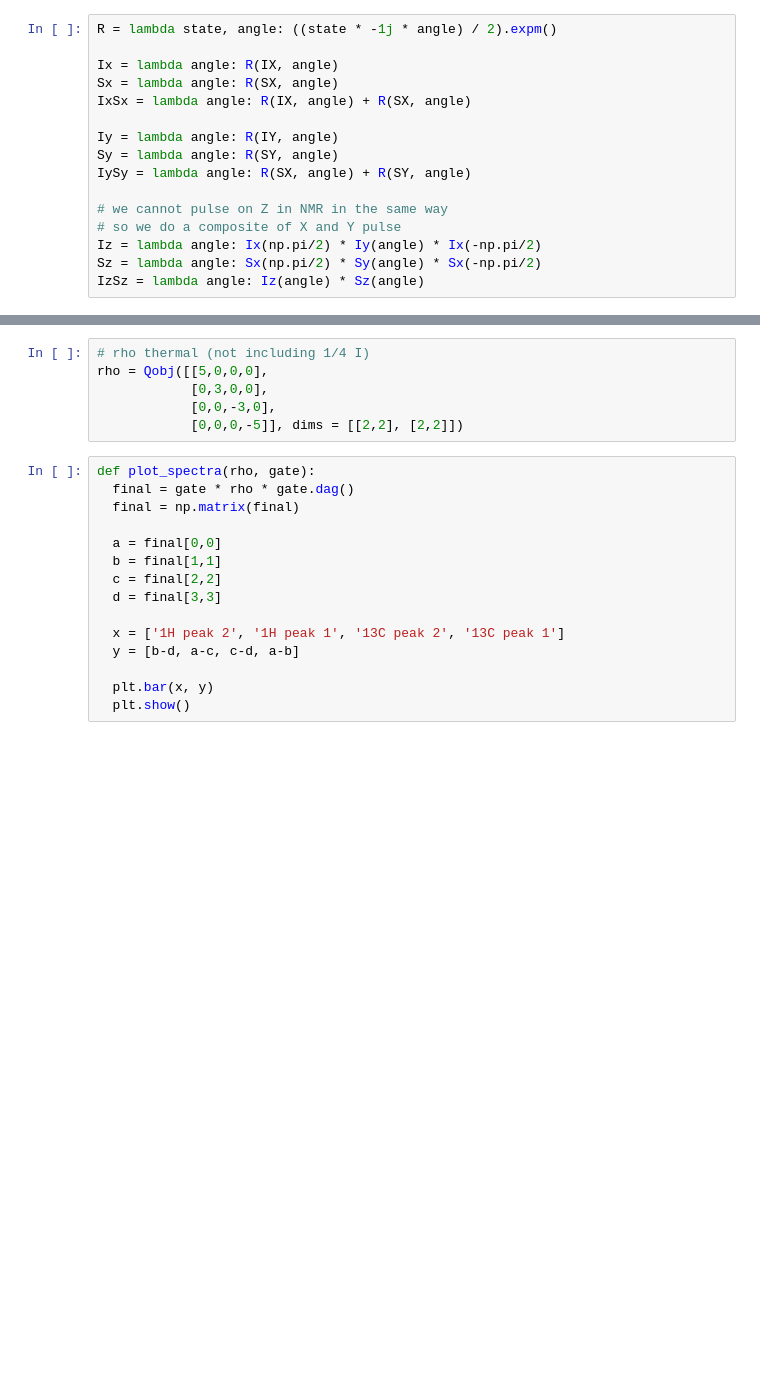
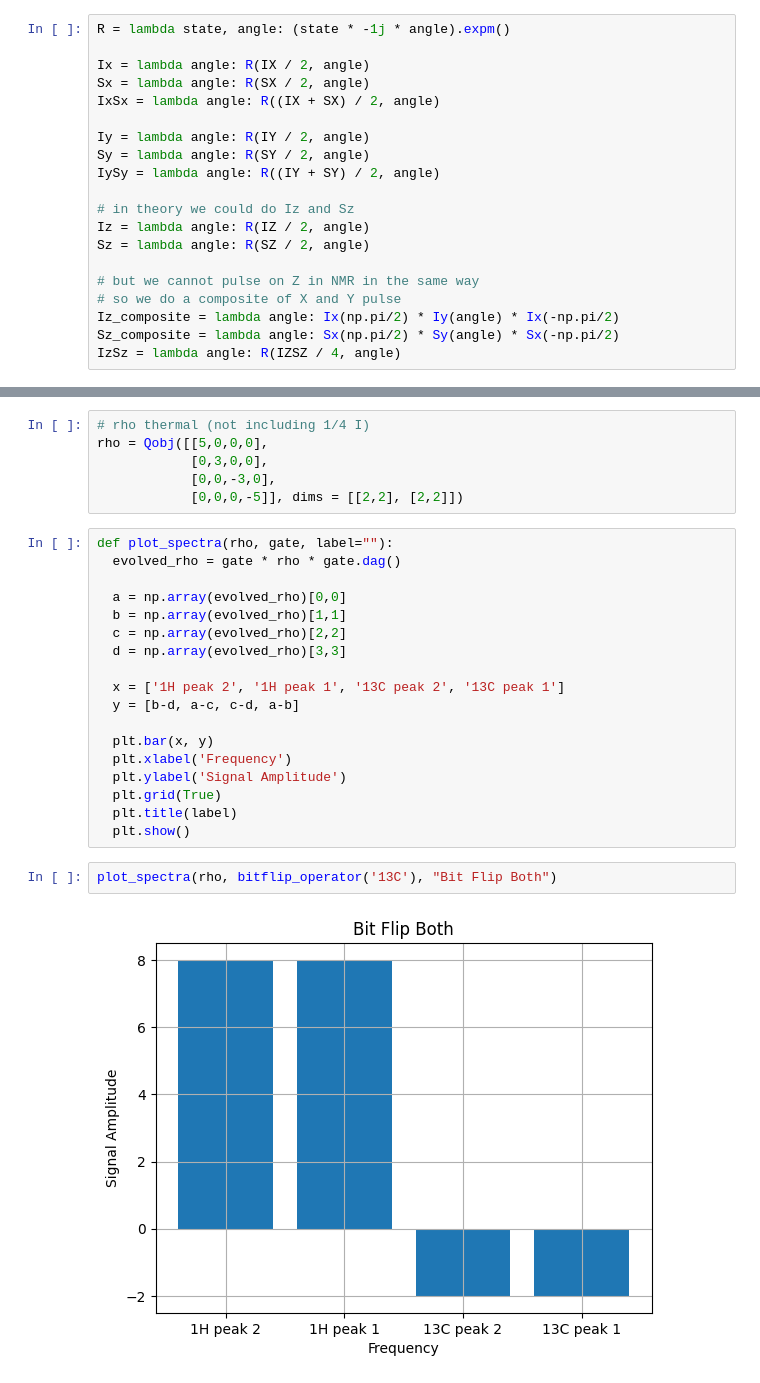
Before and after one commit to sarahstrong0/nmr_lab3, a Jupyter notebook: prelab4.ipynb, the cells around one changed output, grey strips where cells are left out. Cells and saved outputs as stored; diff of their text form; blank space fills up the shorter version.

Commit message:
Bitflip, Hadamard, CZ, CNOT gates functional

```diff
--- a/prelab4.ipynb
+++ b/prelab4.ipynb
@@ -31,19 +31,23 @@ SZ = tensor(I, Z)
 
 IZSZ = tensor(Z, Z) # J coupling
 # %%
-R = lambda state, angle: ((state * -1j * angle) / 2).expm()
+R = lambda state, angle: (state * -1j * angle).expm()
 
-Ix = lambda angle: R(IX, angle)
-Sx = lambda angle: R(SX, angle)
-IxSx = lambda angle: R(IX, angle) + R(SX, angle)
+Ix = lambda angle: R(IX / 2, angle)
+Sx = lambda angle: R(SX / 2, angle)
+IxSx = lambda angle: R((IX + SX) / 2, angle)
 
-Iy = lambda angle: R(IY, angle)
-Sy = lambda angle: R(SY, angle)
-IySy = lambda angle: R(SX, angle) + R(SY, angle)
+Iy = lambda angle: R(IY / 2, angle)
+Sy = lambda angle: R(SY / 2, angle)
+IySy = lambda angle: R((IY + SY) / 2, angle)
 
-# we cannot pulse on Z in NMR in the same way
+# in theory we could do Iz and Sz
+Iz = lambda angle: R(IZ / 2, angle)
+Sz = lambda angle: R(SZ / 2, angle)
+
+# but we cannot pulse on Z in NMR in the same way
 # so we do a composite of X and Y pulse
-Iz = lambda angle: Ix(np.pi/2) * Iy(angle) * Ix(-np.pi/2)
-Sz = lambda angle: Sx(np.pi/2) * Sy(angle) * Sx(-np.pi/2)
-IzSz = lambda angle: Iz(angle) * Sz(angle)
+Iz_composite = lambda angle: Ix(np.pi/2) * Iy(angle) * Ix(-np.pi/2)
+Sz_composite = lambda angle: Sx(np.pi/2) * Sy(angle) * Sx(-np.pi/2)
+IzSz = lambda angle: R(IZSZ / 4, angle)
 # %% [markdown]
@@ -229,17 +262,24 @@ rho = Qobj([[5,0,0,0],
             [0,0,-3,0],
             [0,0,0,-5]], dims = [[2,2], [2,2]])
 # %%
-def plot_spectra(rho, gate):
-  final = gate * rho * gate.dag()
-  final = np.matrix(final)
+def plot_spectra(rho, gate, label=""):
+  evolved_rho = gate * rho * gate.dag()
 
-  a = final[0,0]
-  b = final[1,1]
-  c = final[2,2]
-  d = final[3,3]
+  a = np.array(evolved_rho)[0,0]
+  b = np.array(evolved_rho)[1,1]
+  c = np.array(evolved_rho)[2,2]
+  d = np.array(evolved_rho)[3,3]
 
   x = ['1H peak 2', '1H peak 1', '13C peak 2', '13C peak 1']
   y = [b-d, a-c, c-d, a-b]
 
   plt.bar(x, y)
+  plt.xlabel('Frequency')
+  plt.ylabel('Signal Amplitude')
+  plt.grid(True)
+  plt.title(label)
   plt.show()
+# %%
+plot_spectra(rho, bitflip_operator('13C'), "Bit Flip Both")
+# %% [output]
+[figure, added]
```
Also changed, not shown: parts of 15 cells of this notebook.
